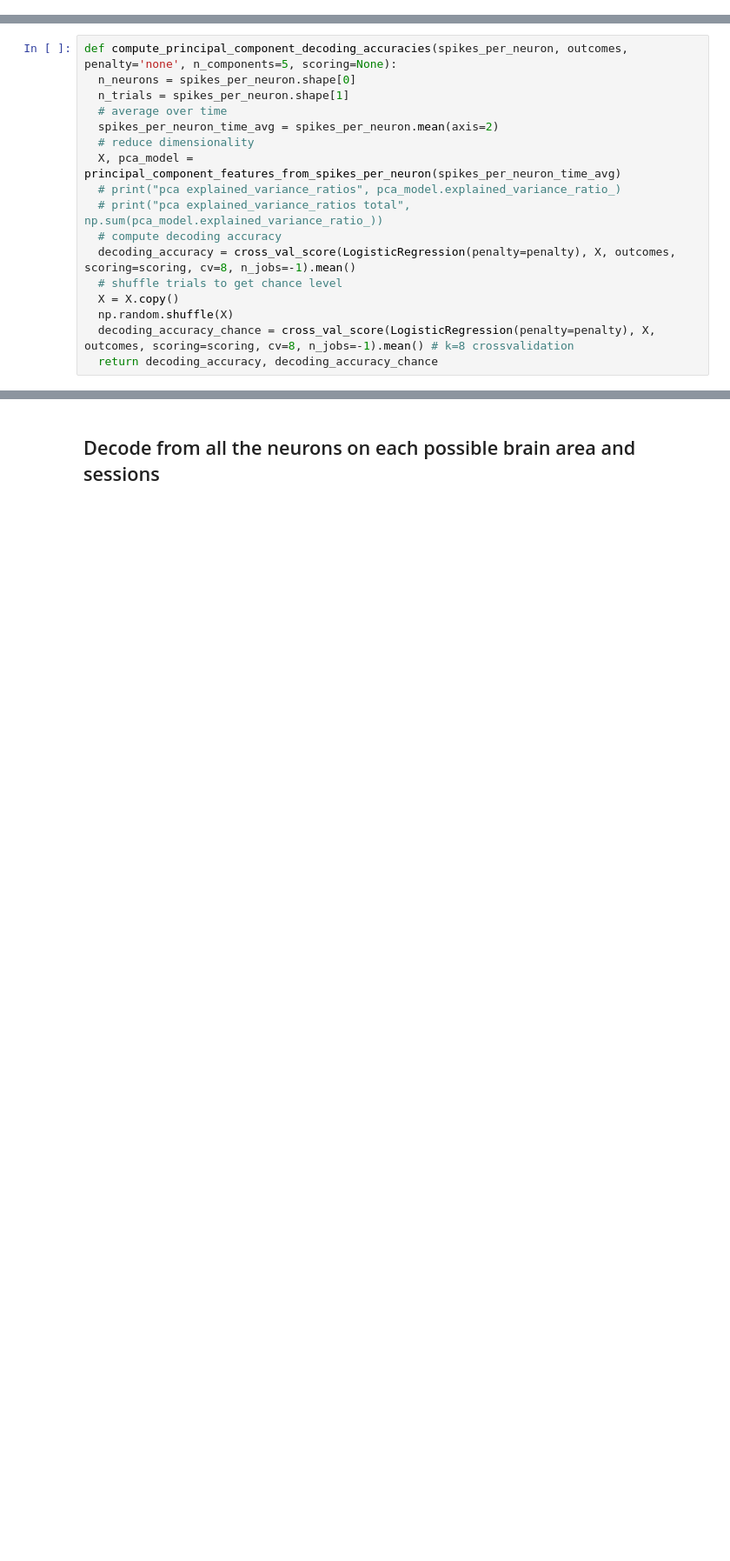
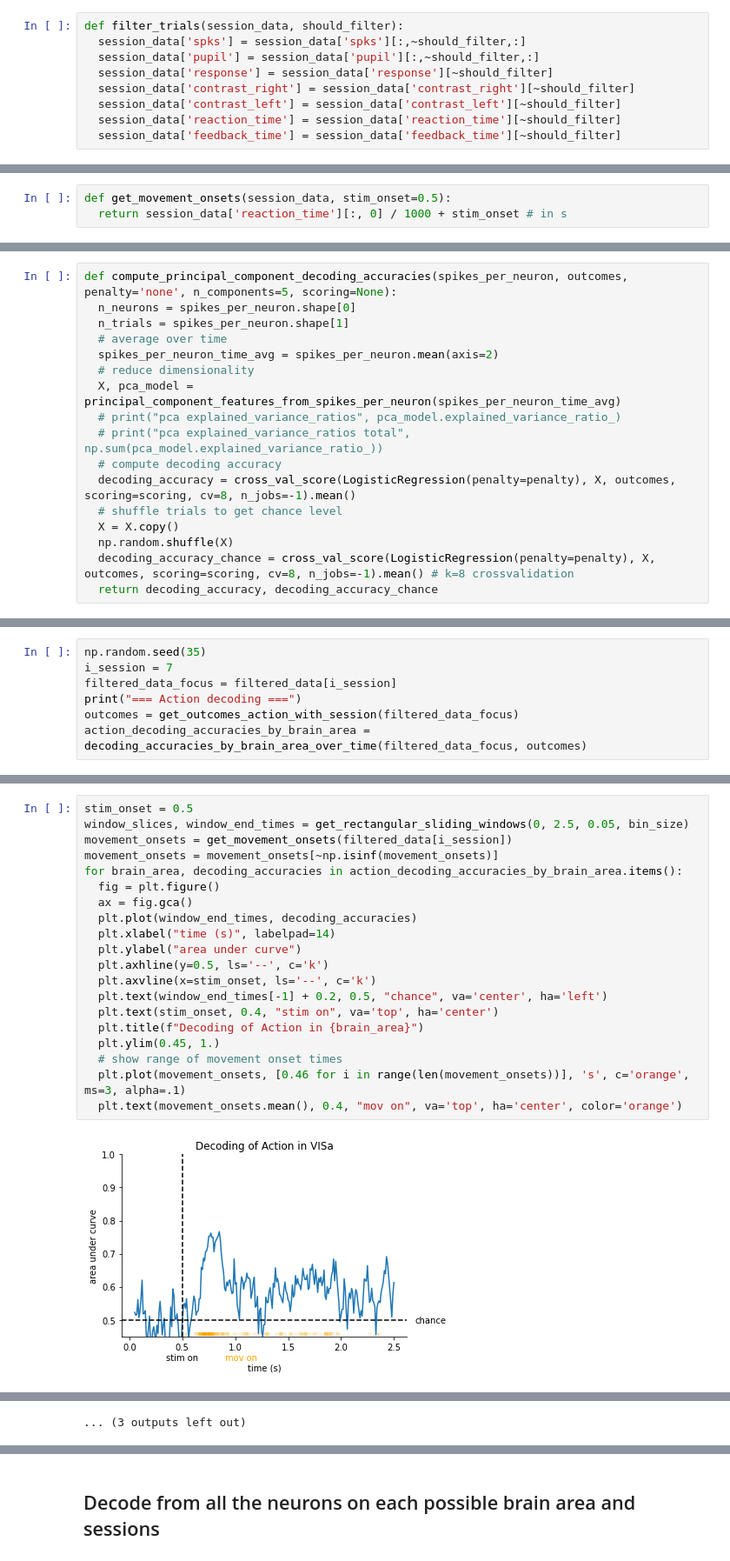
Before and after one commit to cedricfoucault/scarletbutterfly, a Jupyter notebook: scarletbutterfly_decoding_steinmetz.ipynb, the cells around one changed output, grey strips where cells are left out. Shown at 87% size. Saved outputs shown, nothing was run; the diff lists cells and outputs as text; blank space fills up the shorter version.

```diff
--- a/scarletbutterfly_decoding_steinmetz.ipynb
+++ b/scarletbutterfly_decoding_steinmetz.ipynb
@@ -48,6 +48,15 @@ n_sessions 39
 print(list(alldat[0].keys()))
 # %% [output]
 ['spks', 'wheel', 'pupil', 'response', 'response_time', 'bin_size', 'stim_onset', 'contrast_right', 'contrast_left', 'brain_area', 'feedback_time', 'feedback_type', 'gocue', 'mouse_name', 'date_exp',  ...
+# %%
+def filter_trials(session_data, should_filter):
+  session_data['spks'] = session_data['spks'][:,~should_filter,:]
+  session_data['pupil'] = session_data['pupil'][:,~should_filter,:]
+  session_data['response'] = session_data['response'][~should_filter]
+  session_data['contrast_right'] = session_data['contrast_right'][~should_filter]
+  session_data['contrast_left'] = session_data['contrast_left'][~should_filter]
+  session_data['reaction_time'] = session_data['reaction_time'][~should_filter]
+  session_data['feedback_time'] = session_data['feedback_time'][~should_filter]
 # %%
 #@title Filter Trial Data
 import copy
@@ -188,0 +200,3 @@ def get_outcomes_correct_with_session(session_data):
+# %%
+def get_movement_onsets(session_data, stim_onset=0.5):
+  return session_data['reaction_time'][:, 0] / 1000 + stim_onset # in s
@@ -331,0 +330,7 @@ decoding on brain_area CA1
+# %%
+np.random.seed(35)
+i_session = 7
+filtered_data_focus = filtered_data[i_session]
+print("=== Action decoding ===")
+outcomes = get_outcomes_action_with_session(filtered_data_focus)
+action_decoding_accuracies_by_brain_area = decoding_accuracies_by_brain_area_over_time(filtered_data_focus, outcomes)
@@ -331,0 +411,22 @@ decoding on brain_area CA1
+# %%
+stim_onset = 0.5
+window_slices, window_end_times = get_rectangular_sliding_windows(0, 2.5, 0.05, bin_size)
+movement_onsets = get_movement_onsets(filtered_data[i_session])
+movement_onsets = movement_onsets[~np.isinf(movement_onsets)]
+for brain_area, decoding_accuracies in action_decoding_accuracies_by_brain_area.items():
+  fig = plt.figure()
+  ax = fig.gca()
+  plt.plot(window_end_times, decoding_accuracies)
+  plt.xlabel("time (s)", labelpad=14)
+  plt.ylabel("area under curve")
+  plt.axhline(y=0.5, ls='--', c='k')
+  plt.axvline(x=stim_onset, ls='--', c='k')
+  plt.text(window_end_times[-1] + 0.2, 0.5, "chance", va='center', ha='left')
+  plt.text(stim_onset, 0.4, "stim on", va='top', ha='center')
+  plt.title(f"Decoding of Action in {brain_area}")
+  plt.ylim(0.45, 1.)
+  # show range of movement onset times
+  plt.plot(movement_onsets, [0.46 for i in range(len(movement_onsets))], 's', c='orange', ms=3, alpha=.1)
+  plt.text(movement_onsets.mean(), 0.4, "mov on", va='top', ha='center', color='orange')
+# %% [output]
+[figure, added]
@@ -331,0 +444 @@ decoding on brain_area CA1
+... (3 outputs left out)
```
Also changed, not shown: parts of 17 cells of this notebook.
